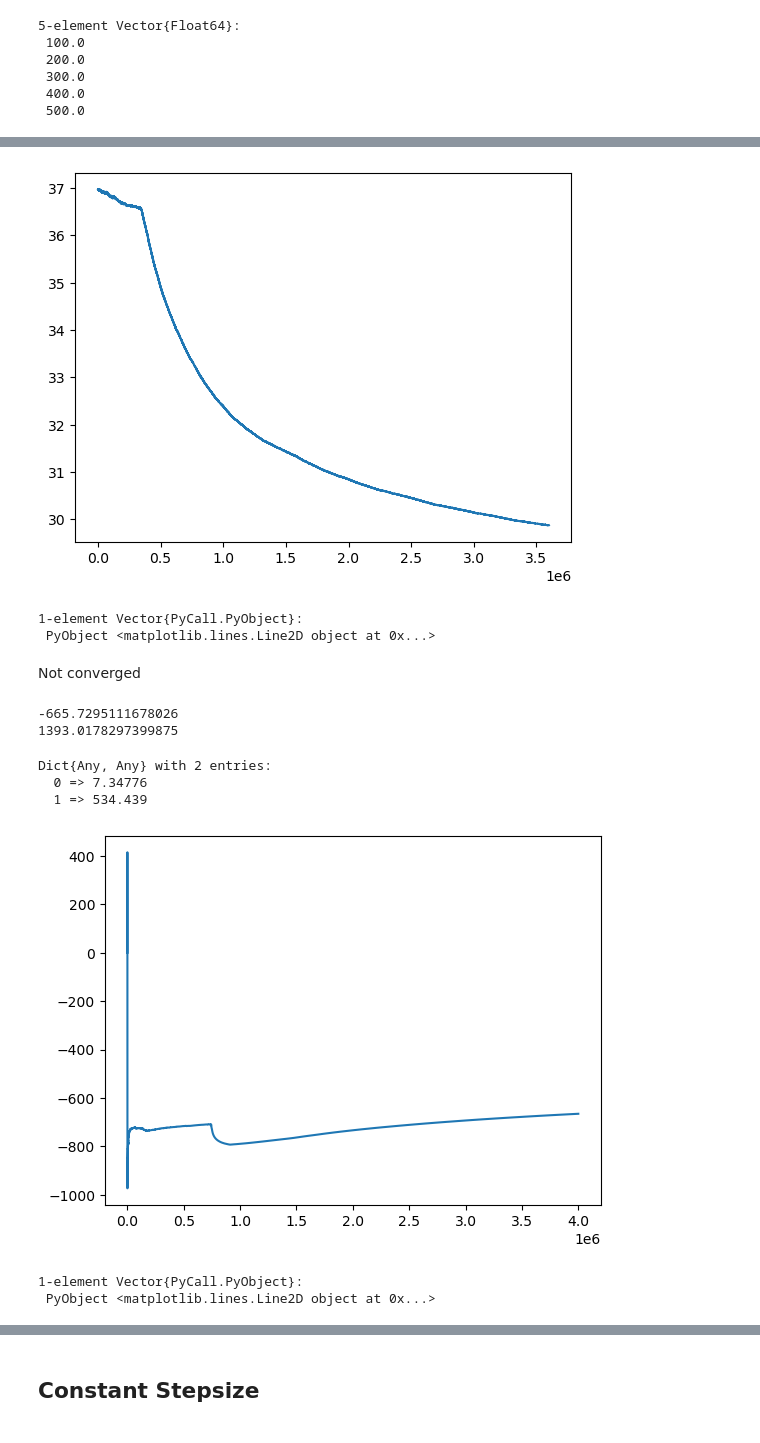
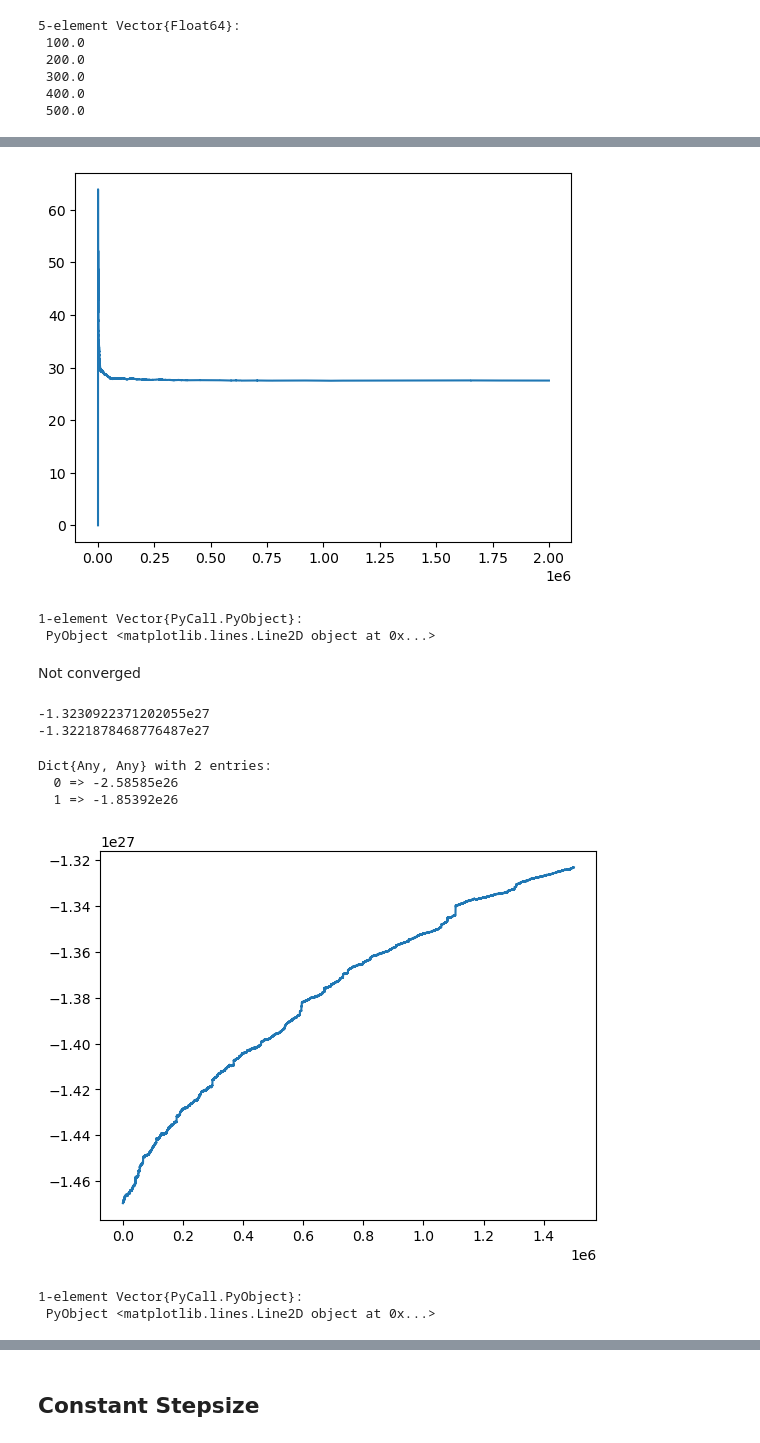
Before and after one commit to fairleyl/PhD-Code, a Jupyter notebook: Problem-Suite-NewVFA.ipynb, the cells around one changed output, grey strips where cells are left out. Saved outputs shown, nothing was run; the diff lists cells and outputs as text; code cells hidden in the pictures.

```diff
--- a/Problem-Suite-NewVFA.ipynb
+++ b/Problem-Suite-NewVFA.ipynb
@@ -5354,8 +5344,8 @@ r=[100.0*i for i in 1:N]
  400.0
  500.0
 # %%
-nMax = 4000000
-resultNewVFA = smarviNewVFA_ST(N,alpha_d, alpha_r, beta, tau, c0, c1, r, nMax, 1.0, 10.0; stepsizeType = "varyByNumVisits", printProgress = true, modCounter = 500000)
+nMax = 2000000
+resultNewVFA = smarviNewVFA_ST(N,alpha_d, alpha_r, beta, tau, c0, c1, r, nMax, 100.0, 10.0; stepsizeType = "varyByNumVisits", printProgress = true, modCounter = 500000)
 resultNewVFA[3]
 # %% [output]
 500000
@@ -5370,8 +5356,8 @@ resultNewVFA[3]
 # %%
 start = floor(Int64, nMax/10)
-PyPlot.plot(resultNewVFA[4][start:nMax])
+PyPlot.plot(resultNewVFA[4][1:nMax])
 # %% [output]
-[figure, old version]
+[figure, new version]
 1-element Vector{PyCall.PyObject}:
  PyObject <matplotlib.lines.Line2D object at 0x...>
 # %% [markdown]
@@ -5382,18 +5368,18 @@ vn = resultNewVFA[2]
 println(v([1,1,1,1,1],N,alpha_d, alpha_r, beta, tau, c0, c1, r, ve, vn))
 println(v([3,3,3,3,3],N,alpha_d, alpha_r, beta, tau, c0, c1, r, ve, vn))
 # %% [output]
--665.7295111678026
-1393.0178297399875
+-1.3230922371202055e27
+-1.3221878468776487e27
 # %%
 vn
 # %% [output]
 Dict{Any, Any} with 2 entries:
-  0 => 7.34776
-  1 => 534.439
+  0 => -2.58585e26
+  1 => -1.85392e26
 # %%
 vs0Hist = resultNewVFA[5]
-PyPlot.plot(vs0Hist)
+PyPlot.plot(vs0Hist[500000:nMax])
 # %% [output]
-[figure, old version]
+[figure, new version]
 1-element Vector{PyCall.PyObject}:
  PyObject <matplotlib.lines.Line2D object at 0x...>
```
Also changed, not shown: parts of 8 cells of this notebook.
